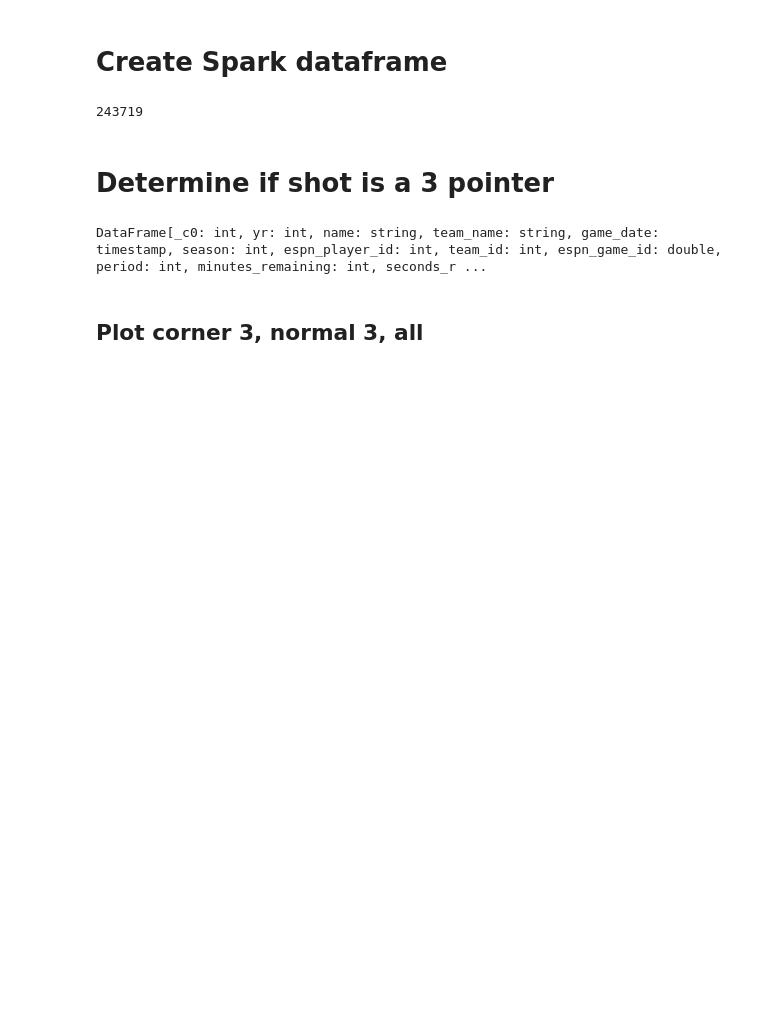
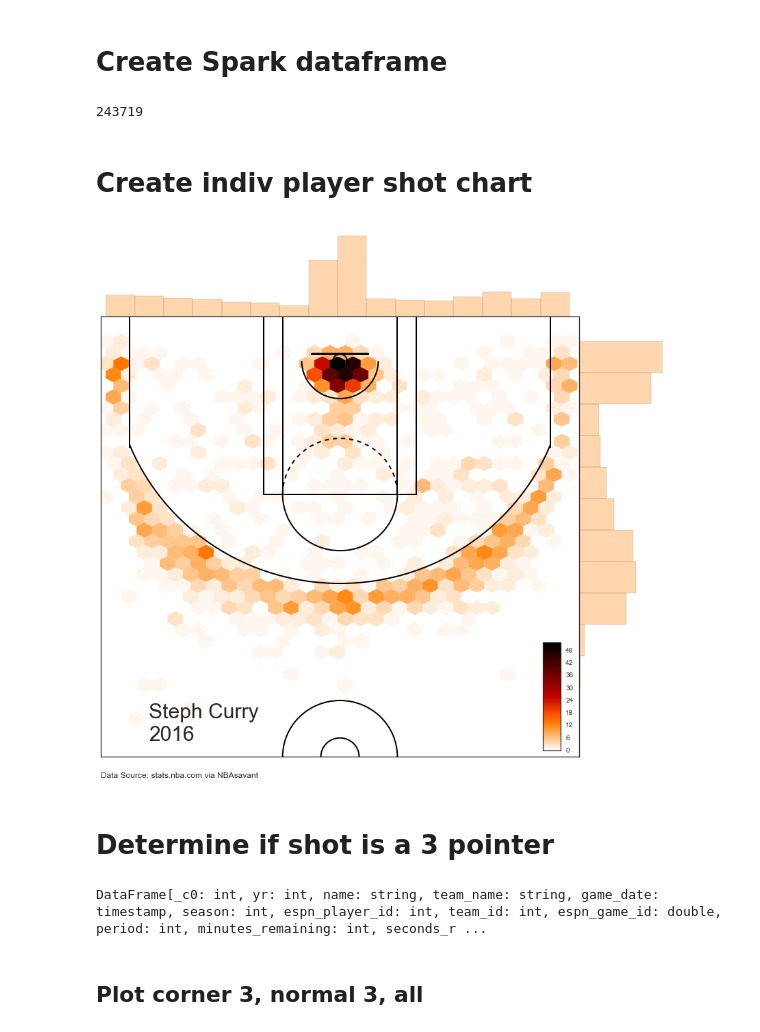
Before and after one commit to crawles/spark-nba-analytics, a Jupyter notebook: 03_shot_chart.ipynb, the cells around one changed output. Drawn from its saved outputs; the diff is of its cells as text; code cells hidden in the pictures; blank space fills up the shorter version.

```diff
--- a/03_shot_chart.ipynb
+++ b/03_shot_chart.ipynb
@@ -29,3 +32,20 @@ df.count()
+# %% [markdown]
+# Create indiv player shot chart
+# %%
+player = 'Stephen Curry'
+yr = '2016'
+df_steph = df.filter('''name == "{player}"
+                        and yr == {yr}
+                        and y < 400'''.format(player = player,
+                                              yr = yr))
+x = np.array([v[0] for v in df_steph.select('x').collect()])
+y = np.array([v[0] for v in df_steph.select('y').collect()])
+p=plot_shot_chart(x, y, gridsize = 30,
+                      kind='hex',
+                      label='Steph Curry\n2016')
+p.savefig('results/steph_curry_2016_shotchart.png')
+# %% [output]
+[figure, added]
 # %% [markdown]
 # Determine if shot is a 3 pointer
 # %%
```
Also changed, not shown: parts of 6 cells of this notebook, 13 other files.
